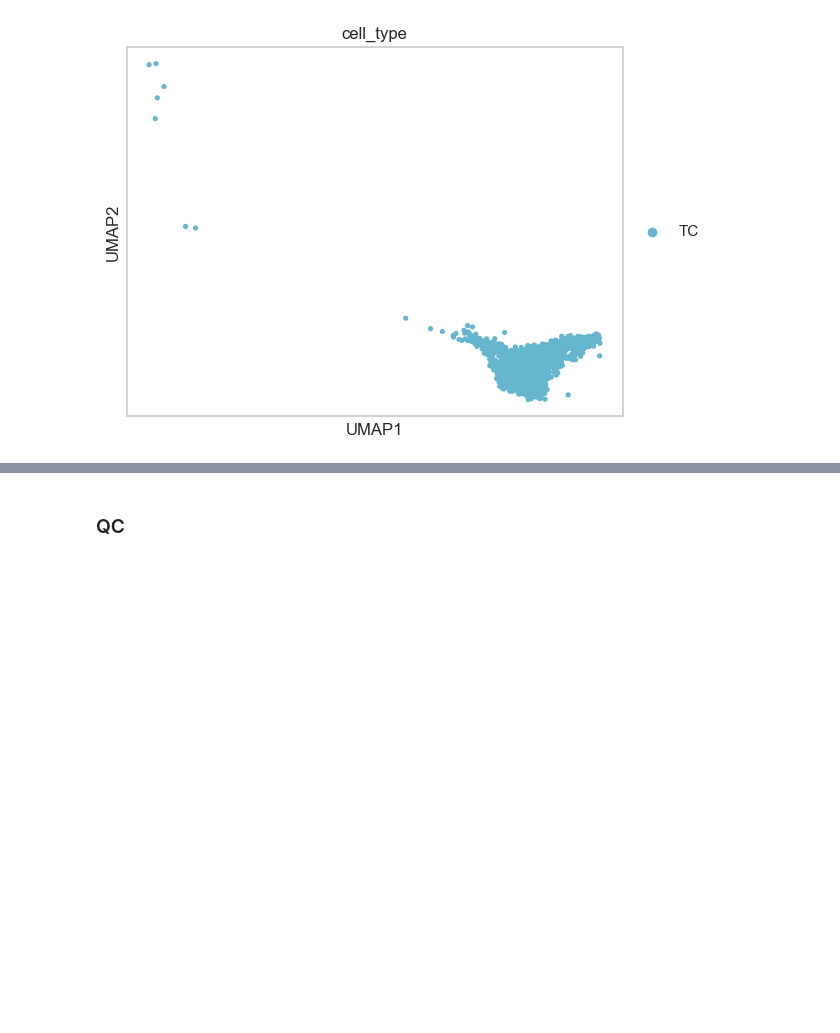
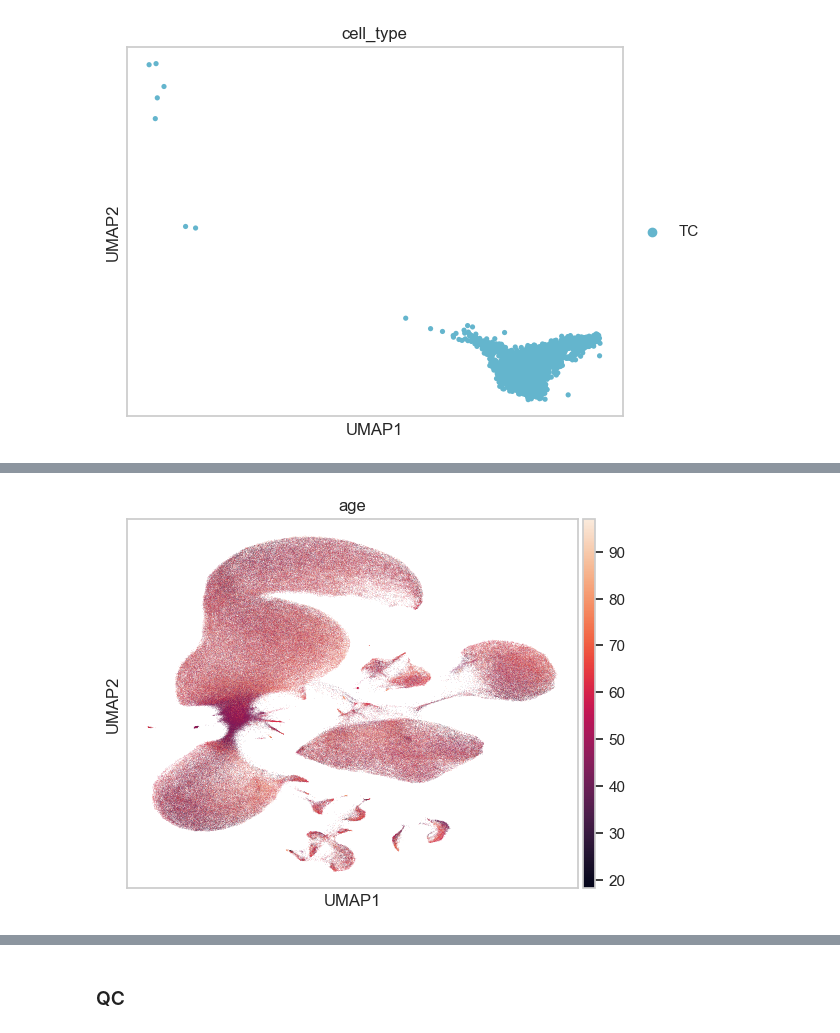
Before and after one commit to adamcatching/multiome-pipeline, a Jupyter notebook: src/0-EDA.ipynb, the cells around one changed output, grey strips where cells are left out. Saved outputs shown, nothing was run; the diff lists cells and outputs as text; code cells hidden in the pictures; blank space fills up the shorter version.

```diff
--- a/src/0-EDA.ipynb
+++ b/src/0-EDA.ipynb
@@ -369,0 +383,5 @@ sc.pl.umap(
+# %%
+# PLOT - UMAP by age
+sc.pl.umap(adata, color='age')
+# %% [output]
+[figure, added]
```
Also changed, not shown: parts of 26 cells of this notebook.
